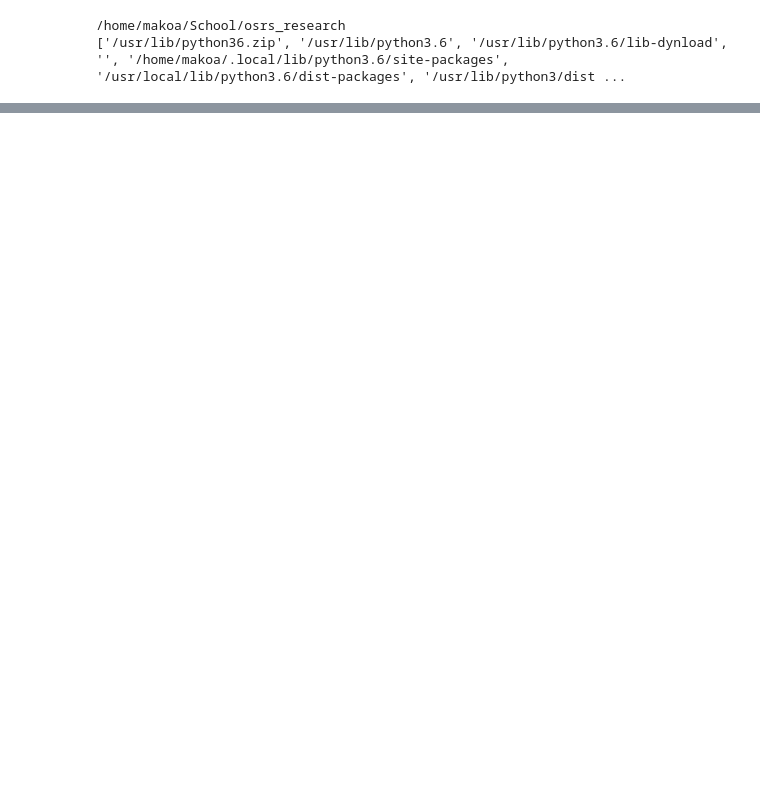
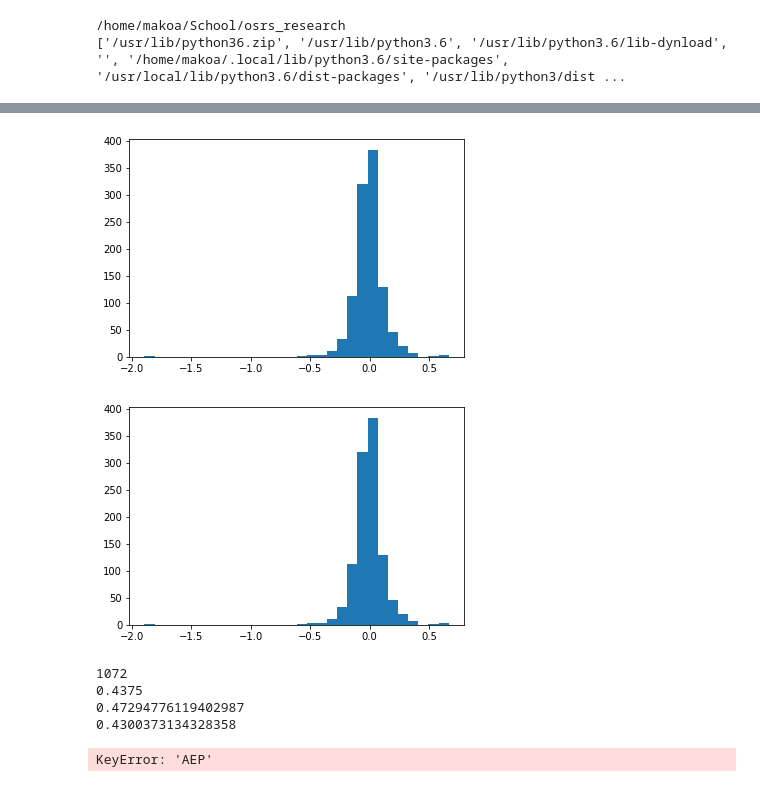
Before and after one commit to rmmartin02/OSRS_Research, a Jupyter notebook: ML/STOCKS/Results/Analysis.ipynb, the cells around one changed output, grey strips where cells are left out. Saved outputs shown, nothing was run; the diff lists cells and outputs as text; code cells hidden in the pictures; blank space fills up the shorter version.

```diff
--- a/ML/STOCKS/Results/Analysis.ipynb
+++ b/ML/STOCKS/Results/Analysis.ipynb
@@ -24,0 +80,8 @@ len(results)
+# %%
+plt.hist([a[1] for a in modVSbah],30)
+plt.show()
+plt.hist([a[1] for a in modVSbah if a[1]>-2 and a[1]<2],30)
+plt.show()
+# %% [output]
+[figure, added]
+[figure, added]
@@ -24,0 +92,15 @@ len(results)
+# %%
+print(len(results))
+print(numProfModels/len(results))
+print(numProfmodVSpers/len(results))
+print(numProfmodVSbah/len(results))
+# %% [output]
+1072
+0.4375
+0.47294776119402987
+0.4300373134328358
+# %%
+actualModProfs = [(item,items.getPrices(item)[-1]*results[item]['model']) for item in results if items.getPrices(item)[-1]<10000000]
+actualModProfs = sorted(actualModProfs, key=lambda x: x[1], reverse=True)
+# %% [output]
+KeyError: 'AEP'
```
Also changed, not shown: parts of 16 cells of this notebook, 5 other files.
